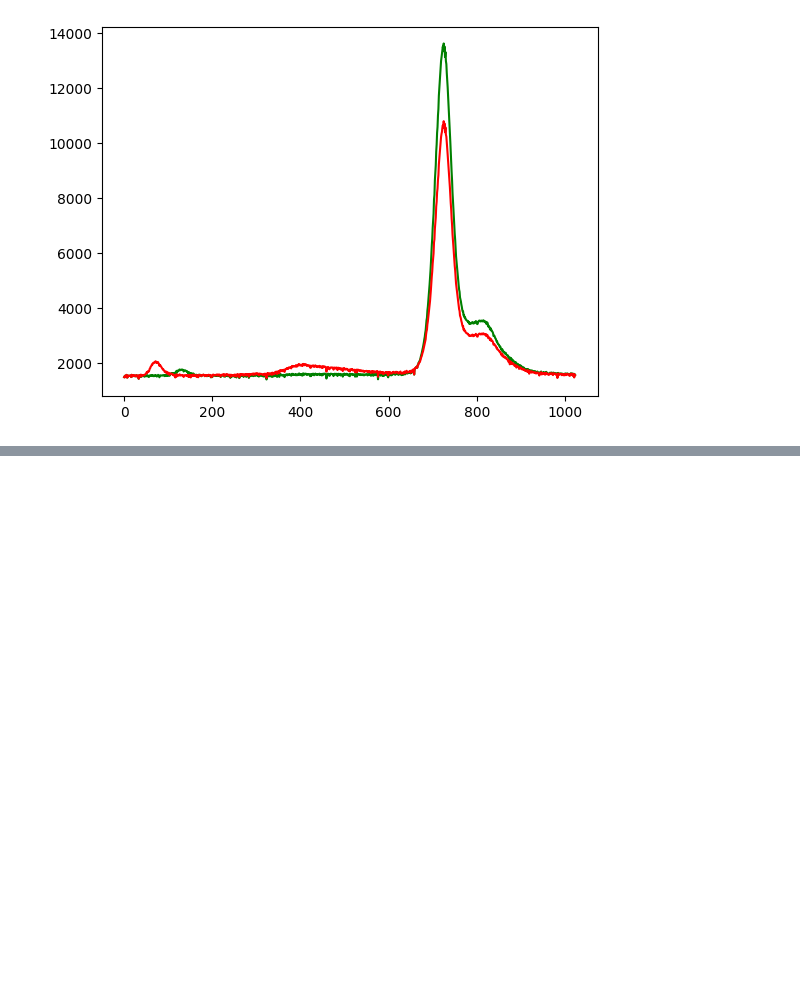
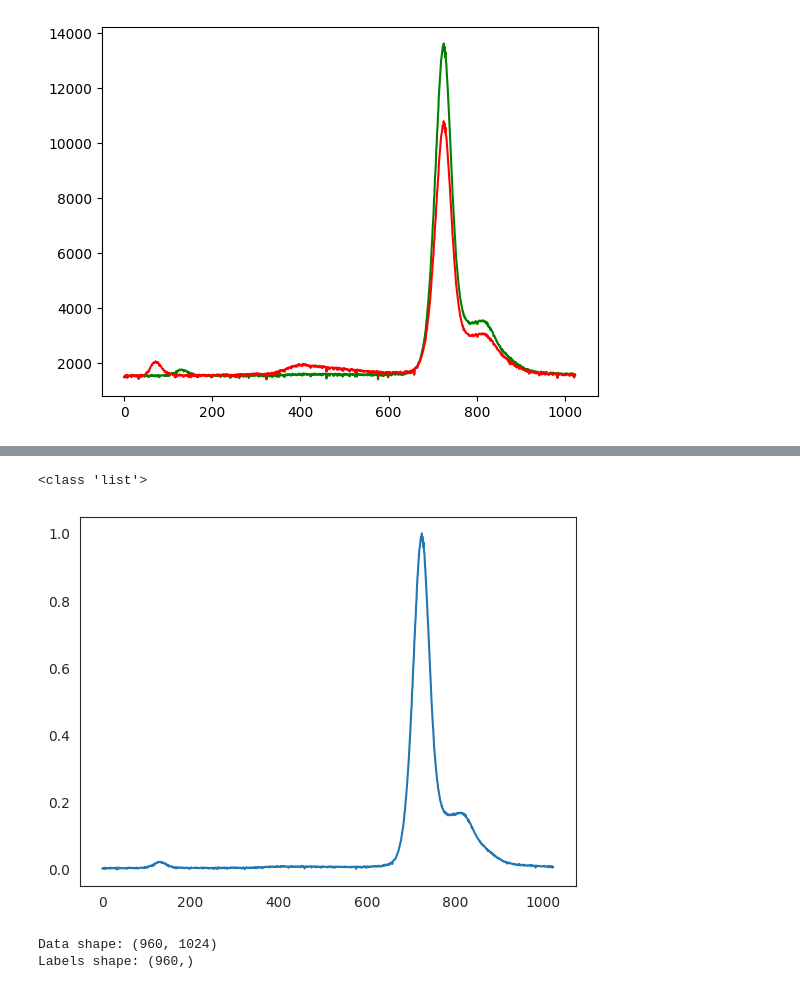
Before and after one commit to BarriBarri20/Fraud_detection_on_oil_production, a Jupyter notebook: oil4med.ipynb, the cells around one changed output, grey strips where cells are left out. Drawn from its saved outputs; the diff is of its cells as text; code cells hidden in the pictures; blank space fills up the shorter version.

```diff
--- a/oil4med.ipynb
+++ b/oil4med.ipynb
@@ -205,0 +222,7 @@ plt.show()
+# %%
+import copy
+df_copy = copy.deepcopy(Fluorescence_olive_oil_dataset)
+df_copy['Quality'] = df_copy['Quality'].replace({'EXTRA': 2, 'VIRGEN': 1, 'LAMPANTE': 0})
+df_copy = df_copy.drop('K232', axis=1).drop('K270', axis=1).drop('Unnamed: 0', axis=1)
+# %%
+df_copy.fillna(df_copy.median(), inplace=True)
@@ -205,0 +246,34 @@ plt.show()
+# %%
+# import statistics
+def correct_values_data(string):
+
+  backround_values = Fluorescence_olive_oil_dataset_background['0'].tolist()
+  without_background_values = [float(val) for val in string['Data'].strip('[]').split(',')]
+  values_list = [without_background_values[i] - backround_values[i] for i in range(len(without_background_values))]
+
+  # mean = statistics.mean(values_list)
+  # std_dev = statistics.stdev(values_list)
+
+  min_value = min(values_list)
+  max_value = max(values_list)
+
+  normalized_list = []
+  for value in values_list:
+    # normalized_value = (value - mean) / std_dev
+    # normalized_list.append(normalized_value)
+
+    normalized_value = (value - min_value) / (max_value - min_value)
+    normalized_list.append(normalized_value)
+
+  return normalized_list
+# %%
+df_copy['Data'] = df_copy['Data'].apply(correct_values_data)
+# %%
+for index, row in df_copy[df_copy['Sample'] == 'D35'].iterrows():
+  if row['Repetition'] == 19 and row['Led'] == 1:
+    print(type(row['Data']))
+    plt.plot(np.array(row['Data']))
+    plt.show()
+# %% [output]
+<class 'list'>
+[figure, added]
@@ -205,0 +293,6 @@ plt.show()
+# %%
+print('Data shape:', data.shape)
+print('Labels shape:', labels.shape)
+# %% [output]
+Data shape: (960, 1024)
+Labels shape: (960,)
```
Also changed, not shown: parts of 49 cells of this notebook.
